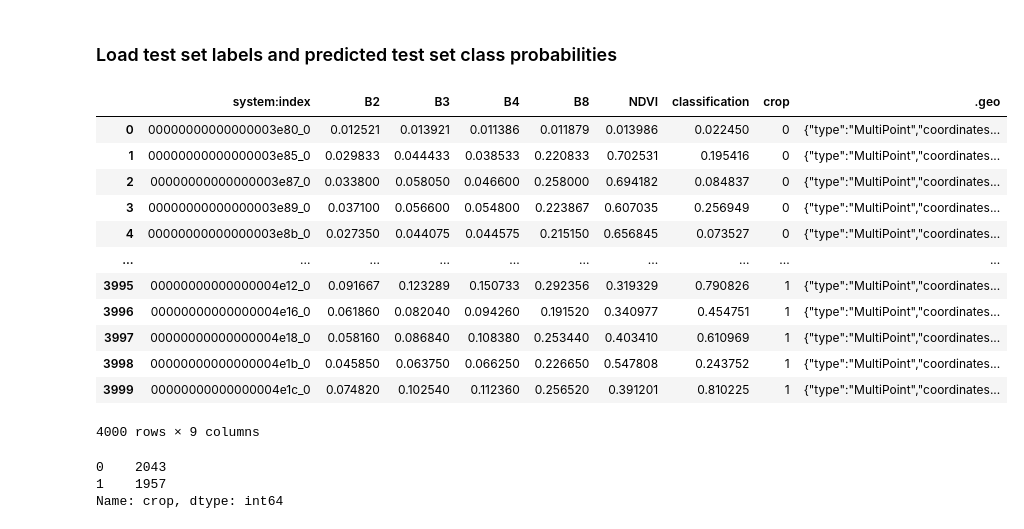
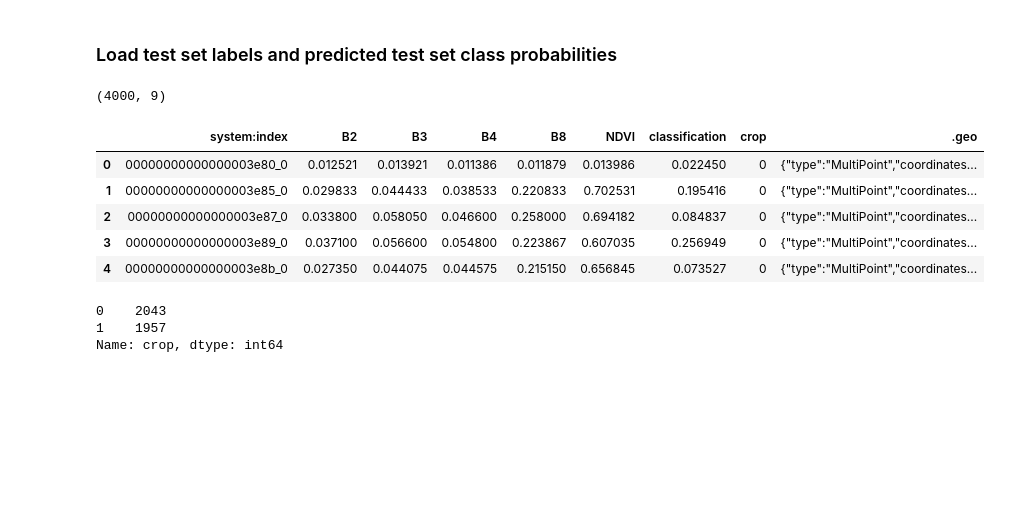
Before and after one commit to alexvmt/farm_plot_detection, a Jupyter notebook: evaluate_overall_classification_thresholds.ipynb, the cells around one changed output. Drawn from its saved outputs; the diff is of its cells as text; code cells hidden in the pictures; blank space fills up the shorter version.

```diff
--- a/evaluate_overall_classification_thresholds.ipynb
+++ b/evaluate_overall_classification_thresholds.ipynb
@@ -44,22 +44,17 @@ directory = '../processed_data/classification_threshold_evaluation/random_forest
 # %%
 file = 'predicted_class_probabilities.csv'
 path = os.path.join(directory, file)
 predicted_class_probabilities = pd.read_csv(path)
-predicted_class_probabilities
+print(predicted_class_probabilities.shape)
+predicted_class_probabilities.head()
 # %% [output]
+(4000, 9)
 |  | system:index | B2 | B3 | B4 | B8 | NDVI | classification | crop | .geo |
 | 0 | 00000000000000003e80_0 | 0.012521 | 0.013921 | 0.011386 | 0.011879 | 0.013986 | 0.022450 | 0 | {"type":"MultiPoint","coordinates... |
 | 1 | 00000000000000003e85_0 | 0.029833 | 0.044433 | 0.038533 | 0.220833 | 0.702531 | 0.195416 | 0 | {"type":"MultiPoint","coordinates... |
 | 2 | 00000000000000003e87_0 | 0.033800 | 0.058050 | 0.046600 | 0.258000 | 0.694182 | 0.084837 | 0 | {"type":"MultiPoint","coordinates... |
 | 3 | 00000000000000003e89_0 | 0.037100 | 0.056600 | 0.054800 | 0.223867 | 0.607035 | 0.256949 | 0 | {"type":"MultiPoint","coordinates... |
 | 4 | 00000000000000003e8b_0 | 0.027350 | 0.044075 | 0.044575 | 0.215150 | 0.656845 | 0.073527 | 0 | {"type":"MultiPoint","coordinates... |
-| ... | ... | ... | ... | ... | ... | ... | ... | ... | ... |
-| 3995 | 00000000000000004e12_0 | 0.091667 | 0.123289 | 0.150733 | 0.292356 | 0.319329 | 0.790826 | 1 | {"type":"MultiPoint","coordinates... |
-| 3996 | 00000000000000004e16_0 | 0.061860 | 0.082040 | 0.094260 | 0.191520 | 0.340977 | 0.454751 | 1 | {"type":"MultiPoint","coordinates... |
-| 3997 | 00000000000000004e18_0 | 0.058160 | 0.086840 | 0.108380 | 0.253440 | 0.403410 | 0.610969 | 1 | {"type":"MultiPoint","coordinates... |
-| 3998 | 00000000000000004e1b_0 | 0.045850 | 0.063750 | 0.066250 | 0.226650 | 0.547808 | 0.243752 | 1 | {"type":"MultiPoint","coordinates... |
-| 3999 | 00000000000000004e1c_0 | 0.074820 | 0.102540 | 0.112360 | 0.256520 | 0.391201 | 0.810225 | 1 | {"type":"MultiPoint","coordinates... |
-4000 rows × 9 columns
 # %%
 predicted_class_probabilities['crop'].value_counts()
 # %% [output]
```
Also changed, not shown: parts of 7 cells of this notebook.
